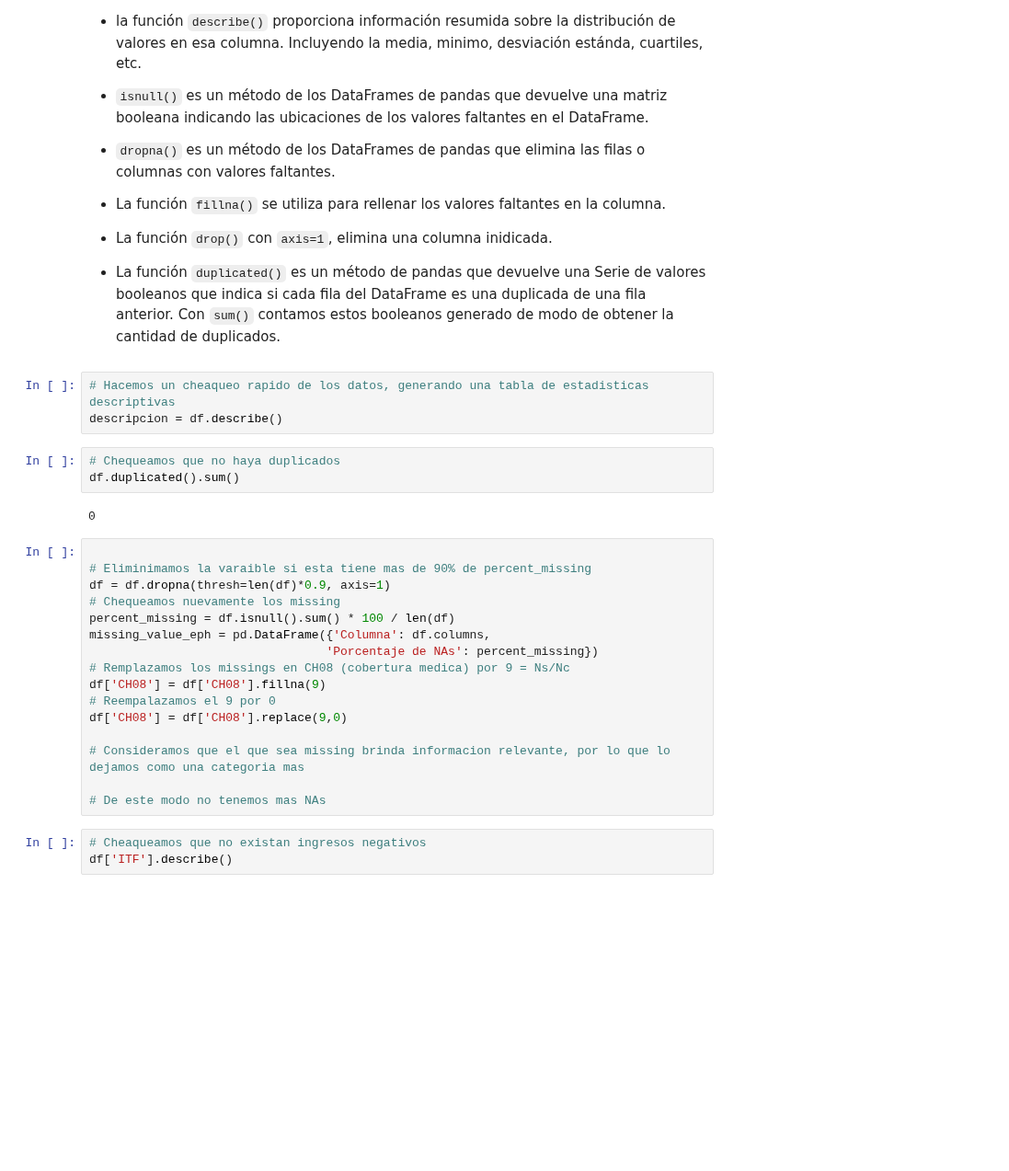
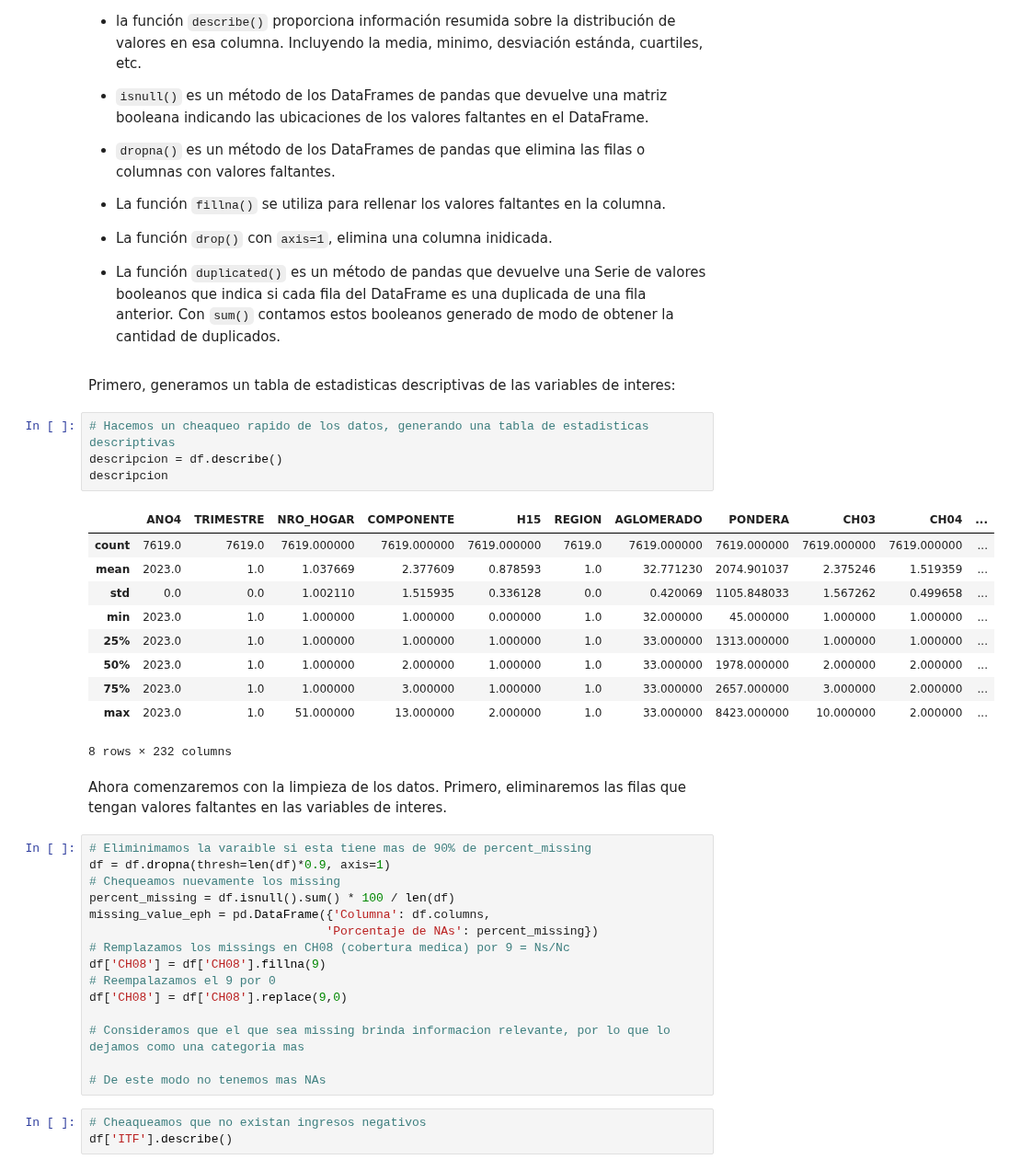
Before and after one commit to JuanDBarnes/BigData, a Jupyter notebook: TP4/TP4 _Barnes_Legaspe_Martin.ipynb, the cells around one changed output. Shown at 92% size. Drawn from its saved outputs; the diff is of its cells as text; blank space fills up the shorter version.

```diff
--- a/TP4/TP4 _Barnes_Legaspe_Martin.ipynb
+++ b/TP4/TP4 _Barnes_Legaspe_Martin.ipynb
@@ -86,16 +133,26 @@ Para la limpieza utilizaremos las herramientas que nos ofrece el modulo `pandas`
    - La función `drop()` con `axis=1`, elimina una columna inidicada.
 
    -  La función `duplicated()` es un método de pandas que devuelve una Serie de valores booleanos que indica si cada fila del DataFrame es una duplicada de una fila anterior. Con `sum()` contamos estos booleanos generado de modo de obtener la cantidad de duplicados.
+# %% [markdown]
+Primero, generamos un tabla de estadisticas descriptivas de las variables de interes:
 # %%
 # Hacemos un cheaqueo rapido de los datos, generando una tabla de estadisticas descriptivas
 descripcion = df.describe()
+descripcion
+# %% [output]
+|  | ANO4 | TRIMESTRE | NRO_HOGAR | COMPONENTE | H15 | REGION | AGLOMERADO | PONDERA | CH03 | CH04 | ... |
+| count | 7619.0 | 7619.0 | 7619.000000 | 7619.000000 | 7619.000000 | 7619.0 | 7619.000000 | 7619.000000 | 7619.000000 | 7619.000000 | ... |
+| mean | 2023.0 | 1.0 | 1.037669 | 2.377609 | 0.878593 | 1.0 | 32.771230 | 2074.901037 | 2.375246 | 1.519359 | ... |
+| std | 0.0 | 0.0 | 1.002110 | 1.515935 | 0.336128 | 0.0 | 0.420069 | 1105.848033 | 1.567262 | 0.499658 | ... |
+| min | 2023.0 | 1.0 | 1.000000 | 1.000000 | 0.000000 | 1.0 | 32.000000 | 45.000000 | 1.000000 | 1.000000 | ... |
+| 25% | 2023.0 | 1.0 | 1.000000 | 1.000000 | 1.000000 | 1.0 | 33.000000 | 1313.000000 | 1.000000 | 1.000000 | ... |
+| 50% | 2023.0 | 1.0 | 1.000000 | 2.000000 | 1.000000 | 1.0 | 33.000000 | 1978.000000 | 2.000000 | 2.000000 | ... |
+| 75% | 2023.0 | 1.0 | 1.000000 | 3.000000 | 1.000000 | 1.0 | 33.000000 | 2657.000000 | 3.000000 | 2.000000 | ... |
+| max | 2023.0 | 1.0 | 51.000000 | 13.000000 | 2.000000 | 1.0 | 33.000000 | 8423.000000 | 10.000000 | 2.000000 | ... |
+8 rows × 232 columns
-# %%
-# Chequeamos que no haya duplicados
-df.duplicated().sum()
-# %% [output]
-0
+# %% [markdown]
+Ahora comenzaremos con la limpieza de los datos. Primero, eliminaremos las filas que tengan valores faltantes en las variables de interes.
 # %%
-
 # Eliminimamos la varaible si esta tiene mas de 90% de percent_missing
 df = df.dropna(thresh=len(df)*0.9, axis=1)
 # Chequeamos nuevamente los missing
```
Also changed, not shown: parts of 23 cells of this notebook.
